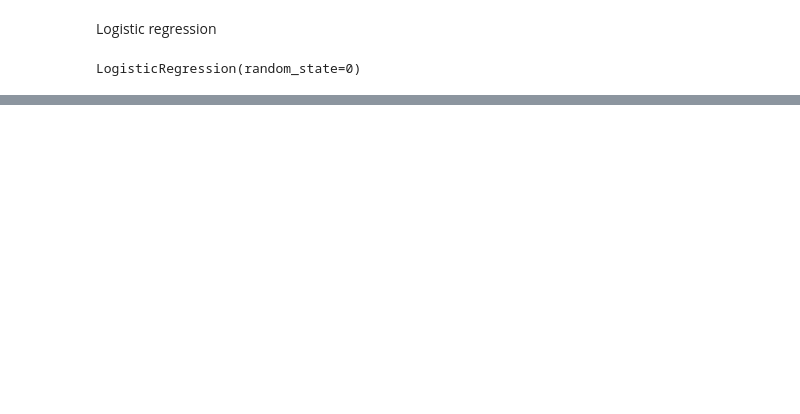
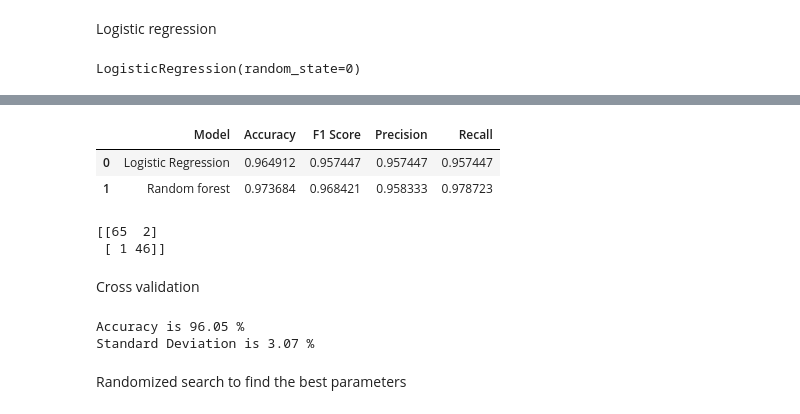
Before and after one commit to emmanuelepp/ml-projects, a Jupyter notebook: cancer-detection/cancerdetection.ipynb, the cells around one changed output, grey strips where cells are left out. Cells and saved outputs as stored; diff of their text form; code cells hidden in the pictures; blank space fills up the shorter version.

```diff
--- a/cancer-detection/cancerdetection.ipynb
+++ b/cancer-detection/cancerdetection.ipynb
@@ -300,0 +322,14 @@ Standard Deviation is 2.00 %
+# %%
+results
+# %% [output]
+|  | Model | Accuracy | F1 Score | Precision | Recall |
+| 0 | Logistic Regression | 0.964912 | 0.957447 | 0.957447 | 0.957447 |
+| 1 | Random forest | 0.973684 | 0.968421 | 0.958333 | 0.978723 |
+# %%
+confusion_m = confusion_matrix(y_test,y_prediction)
+print(confusion_m)
+# %% [output]
+[[65  2]
+ [ 1 46]]
+# %% [markdown]
+Cross validation
@@ -300,0 +338,8 @@ Standard Deviation is 2.00 %
+# %%
+print("Accuracy is {:.2f} %".format(acc.mean()*100))
+print("Standard Deviation is {:.2f} %".format(acc.std()*100))
+# %% [output]
+Accuracy is 96.05 %
+Standard Deviation is 3.07 %
+# %% [markdown]
+Randomized search to find the best parameters
```
Also changed, not shown: parts of 31 cells of this notebook.
